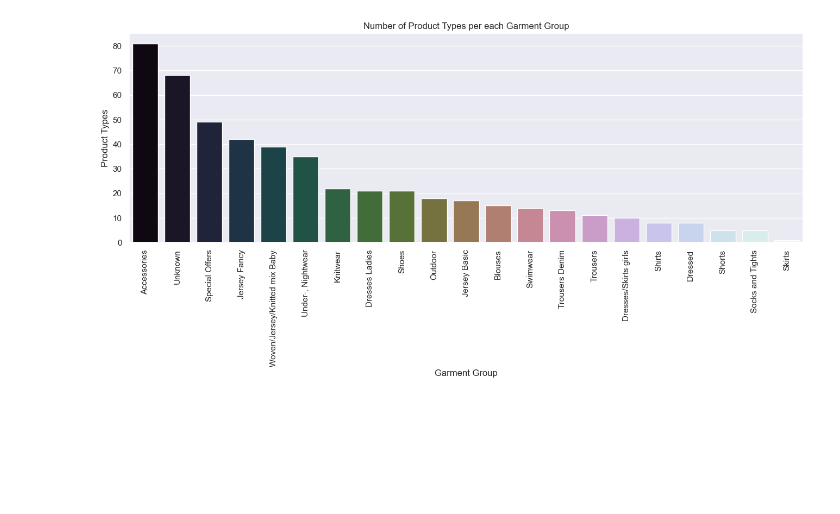
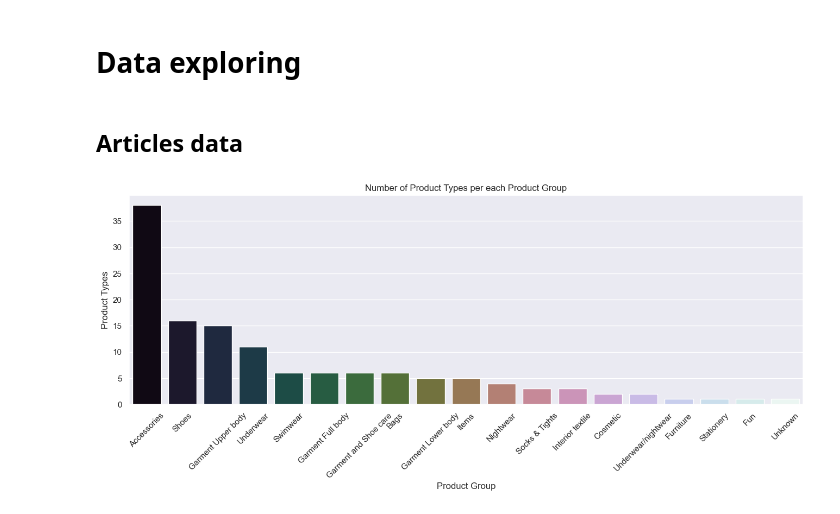
Before and after one commit to daohuyhoang9119/TMDT, a Jupyter notebook: main.ipynb, the cells around one changed output. Cells and saved outputs as stored; diff of their text form; code cells hidden in the pictures; blank space fills up the shorter version.

Commit message:
Update articles data exploring

```diff
--- a/main.ipynb
+++ b/main.ipynb
@@ -33,0 +82,3 @@ Columns of articles data frame: ['article_id', 'product_code', 'prod_name', 'pro
+# %%
+## There are 416 missing values in "Detail desc" feature => We have to replace them by "No description"
+articles_df.fillna(value="No Description", inplace=True)
@@ -34,12 +162,17 @@ Columns of articles data frame: ['article_id', 'product_code', 'prod_name', 'pro
+# %% [markdown]
+# Data exploring
+# %% [markdown]
+## Articles data
 # %%
-temp = articles_df.groupby(["garment_group_name"])["product_type_name"].unique()
-df = pd.DataFrame({"Garment Group": temp.index, "Product Types": temp.values})
+#Number of Product Types per each Product Group
+temp = articles_df.groupby(["product_group_name"])["product_type_name"].nunique()
+df = pd.DataFrame({"Product Group": temp.index, "Product Types": temp.values})
 df = df.sort_values(["Product Types"], ascending=False)
 plt.figure(figsize=(16, 5))
-plt.title("Number of Product Types per each Garment Group")
-s = sns.barplot(x="Garment Group", y="Product Types", data=df, palette="cubehelix")
+plt.title("Number of Product Types per each Product Group")
+s = sns.barplot(x="Product Group", y="Product Types", data=df, palette="cubehelix")
 s.set_xticklabels(s.get_xticklabels(), rotation=45)
 locs, labels = plt.xticks()
 plt.show()
 # %% [output]
-[figure, old version]
+[figure, new version]
```
Also changed, not shown: parts of 22 cells of this notebook.
